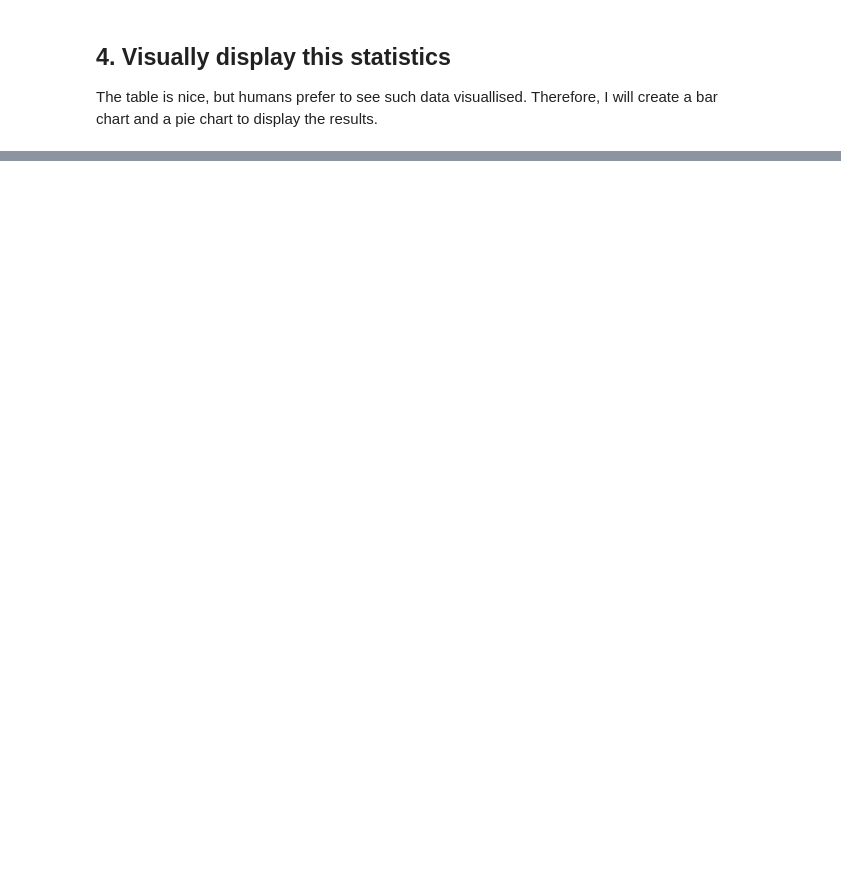
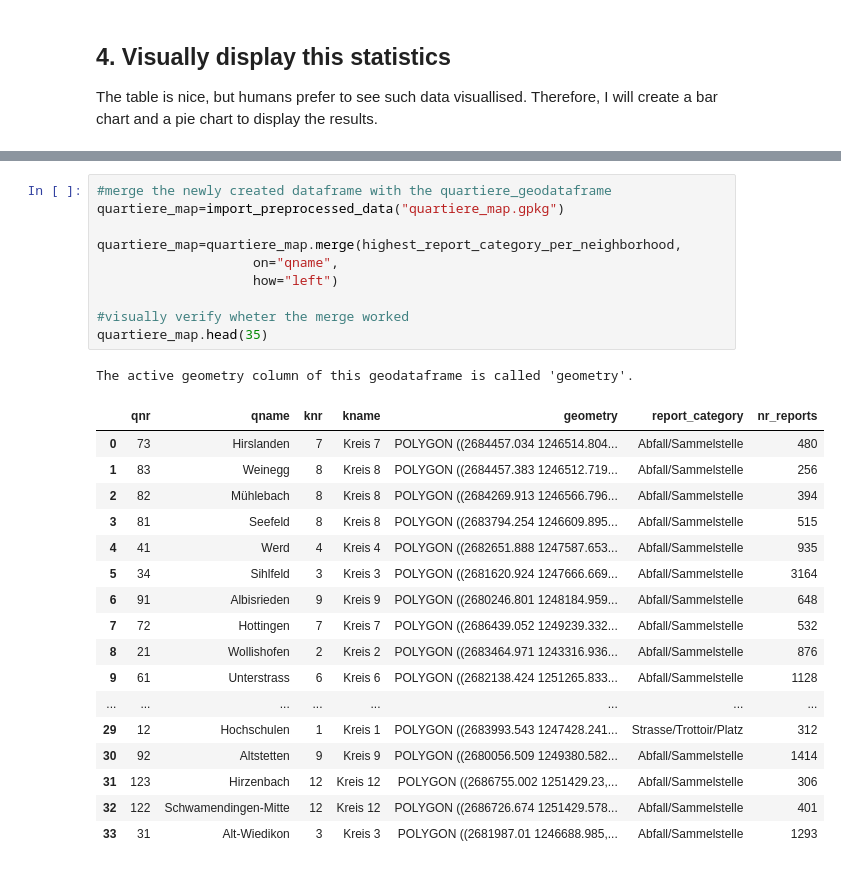
Before and after one commit to mj1905/sds210_project_Matthias_Jost, a Jupyter notebook: notebooks/Q4_category_with_most_reports.ipynb, the cells around one changed output, grey strips where cells are left out. Saved outputs shown, nothing was run; the diff lists cells and outputs as text; blank space fills up the shorter version.

```diff
--- a/notebooks/Q4_category_with_most_reports.ipynb
+++ b/notebooks/Q4_category_with_most_reports.ipynb
@@ -124,0 +207,29 @@ The table is nice, but humans prefer to see such data visuallised. Therefore, I
+# %%
+#merge the newly created dataframe with the quartiere_geodataframe
+quartiere_map=import_preprocessed_data("quartiere_map.gpkg")
+
+quartiere_map=quartiere_map.merge(highest_report_category_per_neighborhood,
+                    on="qname",
+                    how="left")
+
+#visually verify wheter the merge worked
+quartiere_map.head(35)
+# %% [output]
+The active geometry column of this geodataframe is called 'geometry'.
+|  | qnr | qname | knr | kname | geometry | report_category | nr_reports |
+| 0 | 73 | Hirslanden | 7 | Kreis 7 | POLYGON ((2684457.034 1246514.804... | Abfall/Sammelstelle | 480 |
+| 1 | 83 | Weinegg | 8 | Kreis 8 | POLYGON ((2684457.383 1246512.719... | Abfall/Sammelstelle | 256 |
+| 2 | 82 | Mühlebach | 8 | Kreis 8 | POLYGON ((2684269.913 1246566.796... | Abfall/Sammelstelle | 394 |
+| 3 | 81 | Seefeld | 8 | Kreis 8 | POLYGON ((2683794.254 1246609.895... | Abfall/Sammelstelle | 515 |
+| 4 | 41 | Werd | 4 | Kreis 4 | POLYGON ((2682651.888 1247587.653... | Abfall/Sammelstelle | 935 |
+| 5 | 34 | Sihlfeld | 3 | Kreis 3 | POLYGON ((2681620.924 1247666.669... | Abfall/Sammelstelle | 3164 |
+| 6 | 91 | Albisrieden | 9 | Kreis 9 | POLYGON ((2680246.801 1248184.959... | Abfall/Sammelstelle | 648 |
+| 7 | 72 | Hottingen | 7 | Kreis 7 | POLYGON ((2686439.052 1249239.332... | Abfall/Sammelstelle | 532 |
+| 8 | 21 | Wollishofen | 2 | Kreis 2 | POLYGON ((2683464.971 1243316.936... | Abfall/Sammelstelle | 876 |
+| 9 | 61 | Unterstrass | 6 | Kreis 6 | POLYGON ((2682138.424 1251265.833... | Abfall/Sammelstelle | 1128 |
+| ... | ... | ... | ... | ... | ... | ... | ... |
+| 29 | 12 | Hochschulen | 1 | Kreis 1 | POLYGON ((2683993.543 1247428.241... | Strasse/Trottoir/Platz | 312 |
+| 30 | 92 | Altstetten | 9 | Kreis 9 | POLYGON ((2680056.509 1249380.582... | Abfall/Sammelstelle | 1414 |
+| 31 | 123 | Hirzenbach | 12 | Kreis 12 | POLYGON ((2686755.002 1251429.23,... | Abfall/Sammelstelle | 306 |
+| 32 | 122 | Schwamendingen-Mitte | 12 | Kreis 12 | POLYGON ((2686726.674 1251429.578... | Abfall/Sammelstelle | 401 |
+| 33 | 31 | Alt-Wiedikon | 3 | Kreis 3 | POLYGON ((2681987.01 1246688.985,... | Abfall/Sammelstelle | 1293 |
```
Also changed, not shown: parts of 10 cells of this notebook, 2 other files.
